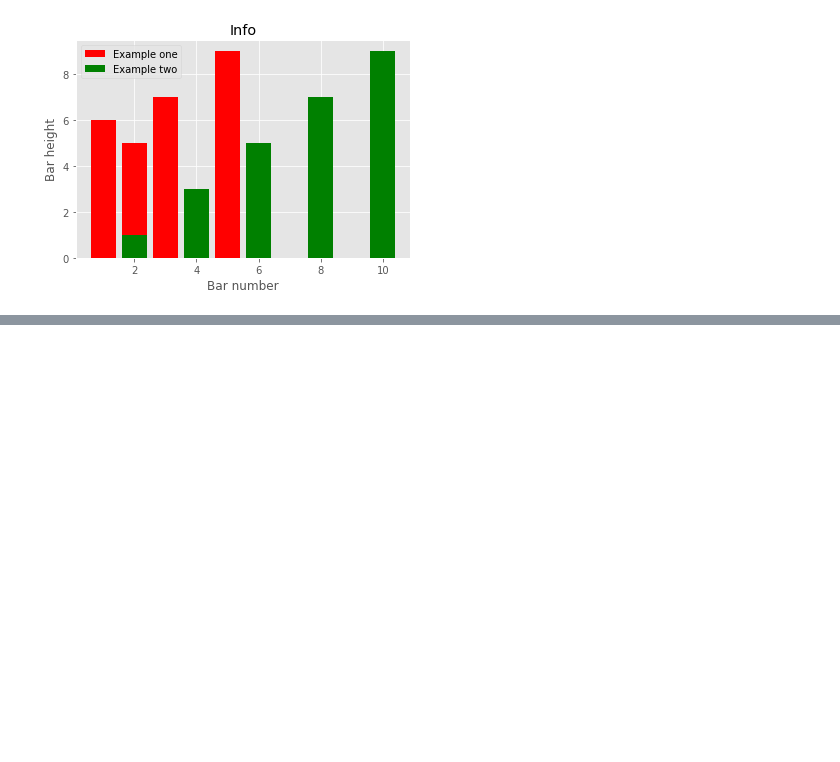
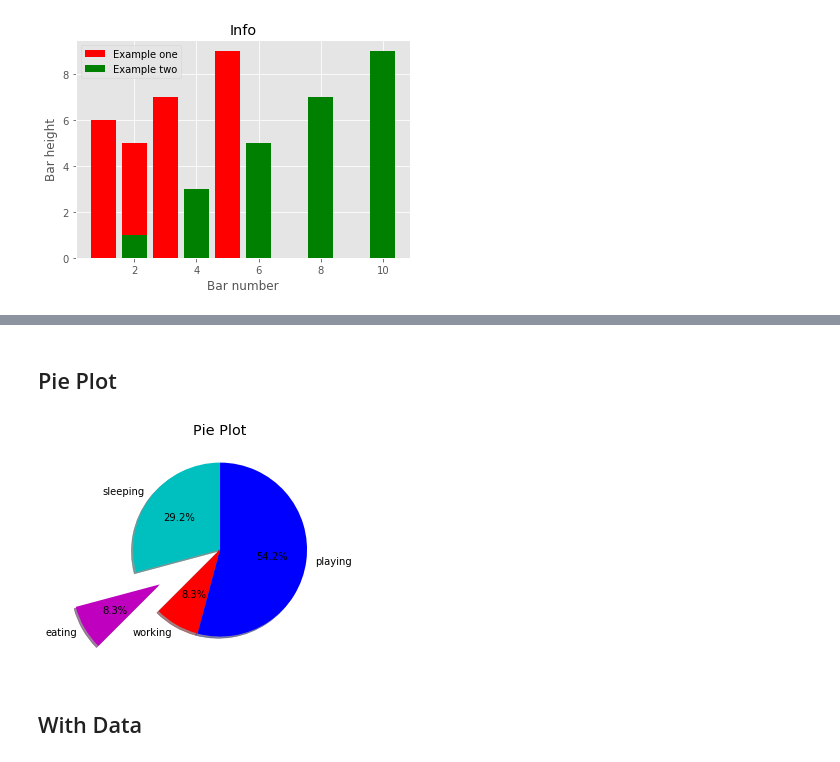
Before and after one commit to coderefaj/Data-Visualization-Matplotlib, a Jupyter notebook: Matplotlib.ipynb, the cells around one changed output, grey strips where cells are left out. Drawn from its saved outputs; the diff is of its cells as text; code cells hidden in the pictures; blank space fills up the shorter version.

```diff
--- a/Matplotlib.ipynb
+++ b/Matplotlib.ipynb
@@ -70,0 +98,20 @@ plt.show()
+# %% [markdown]
+## Pie Plot
+# %%
+slices = [7,2,2,13]
+activities = ["sleeping","eating","working","playing"]
+cols = ["c","m","r","b"]
+
+plt.pie(slices,
+       labels=activities,
+       colors=cols,
+       startangle=90,
+       shadow = True,
+       explode = (0,0.8,0,0),
+       autopct = "%1.1f%%")
+plt.title("Pie Plot")
+plt.show()
+# %% [output]
+[figure, added]
+# %% [markdown]
+## With Data
```
Also changed, not shown: parts of 18 cells of this notebook, 2 other files.
